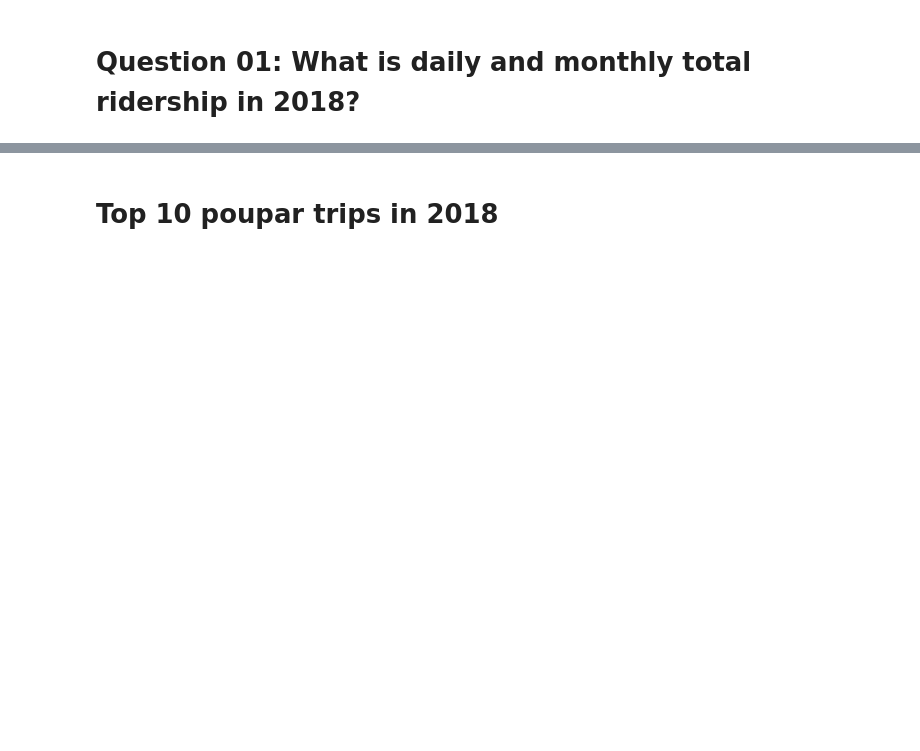
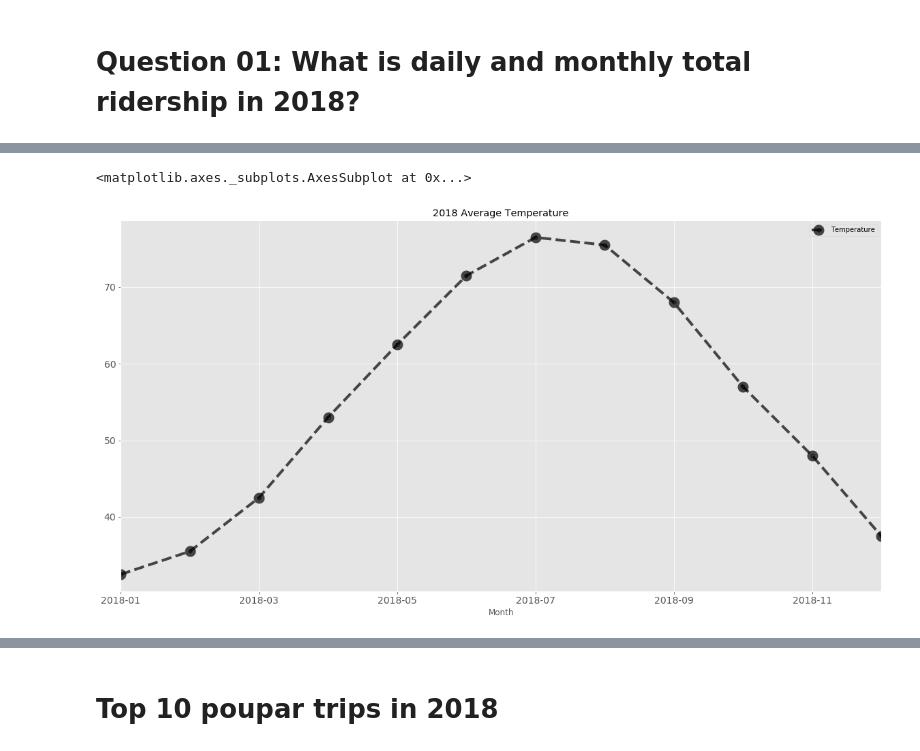
Before and after one commit to ygchan/Citibike, a Jupyter notebook: Main.ipynb, the cells around one changed output, grey strips where cells are left out. Drawn from its saved outputs; the diff is of its cells as text; code cells hidden in the pictures; blank space fills up the shorter version.

```diff
--- a/Main.ipynb
+++ b/Main.ipynb
@@ -171,39 +261,45 @@ monthly_answer.plot(
 # %%
 # Create a monthly temperature dictionary, data otained from google.
 # probably need to find a way to get daily temperature in order to do more
 # in depth analysis and build a regression model.
 temperature_dict = {
     'Month':['2018-01',
              '2018-02',
              '2018-03',
              '2018-04',
              '2018-05',
              '2018-06',
              '2018-07',
              '2018-08',
              '2018-09',
              '2018-10',
              '2018-11',
              '2018-12'],
     'Temperature':[32.5, 35.5, 42.5, 53, 62.5, 71.5, 76.5, 75.5, 68, 57, 48, 37.5]
 }
 
 # Create a dataframe using the dictionary data
 temperature_df = pd.DataFrame.from_dict(temperature_dict)
 
 # Rename the columns properly
 temperature_df = temperature_df.rename(index=str, columns={"Month": "Month", "Temperature": "Temperature"})
 
 # Learned how to add x & y axis label
 temperature_df.plot(
-    x = 'Month',
-    y = 'Temperature',
-    figsize = (20,10),
-    kind = 'line',
-    title = '2018 Average Temperature',
-    fontsize = 14,
-    linewidth = 4.0,
-    markeredgewidth = 10.0,
-    linestyle = '--',
-    marker = 'o',
-    rot = 0)
+    x='Month',
+    y='Temperature',
+    figsize=(20,10),
+    kind='line',
+    title='2018 Average Temperature',
+    fontsize=14,
+    linewidth=4.0,
+    markeredgewidth=10.0,
+    linestyle='--',
+    marker='o',
+    color='k',
+    alpha=0.7,
+    rot=0
+)
+# %% [output]
+<matplotlib.axes._subplots.AxesSubplot at 0x...>
+[figure, added]
```
Also changed, not shown: parts of 48 cells of this notebook.
